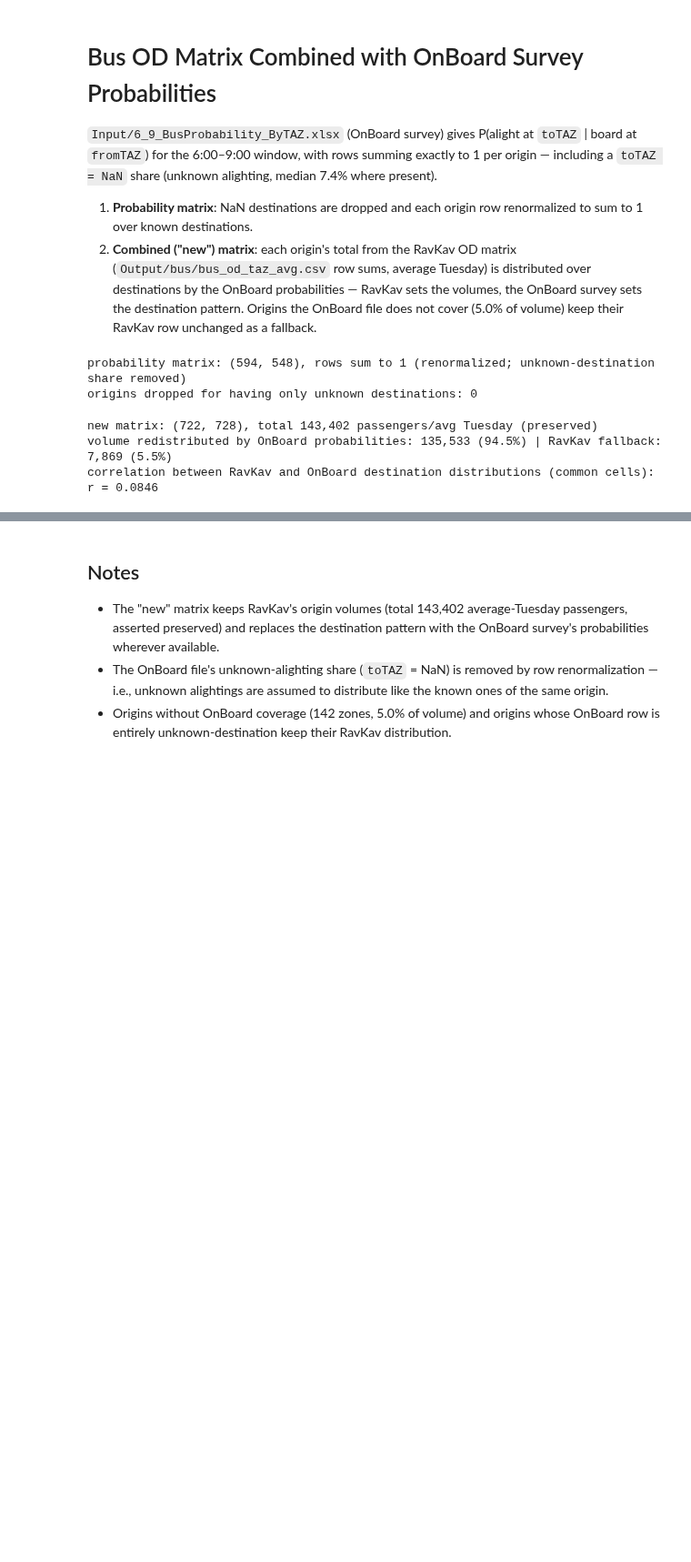
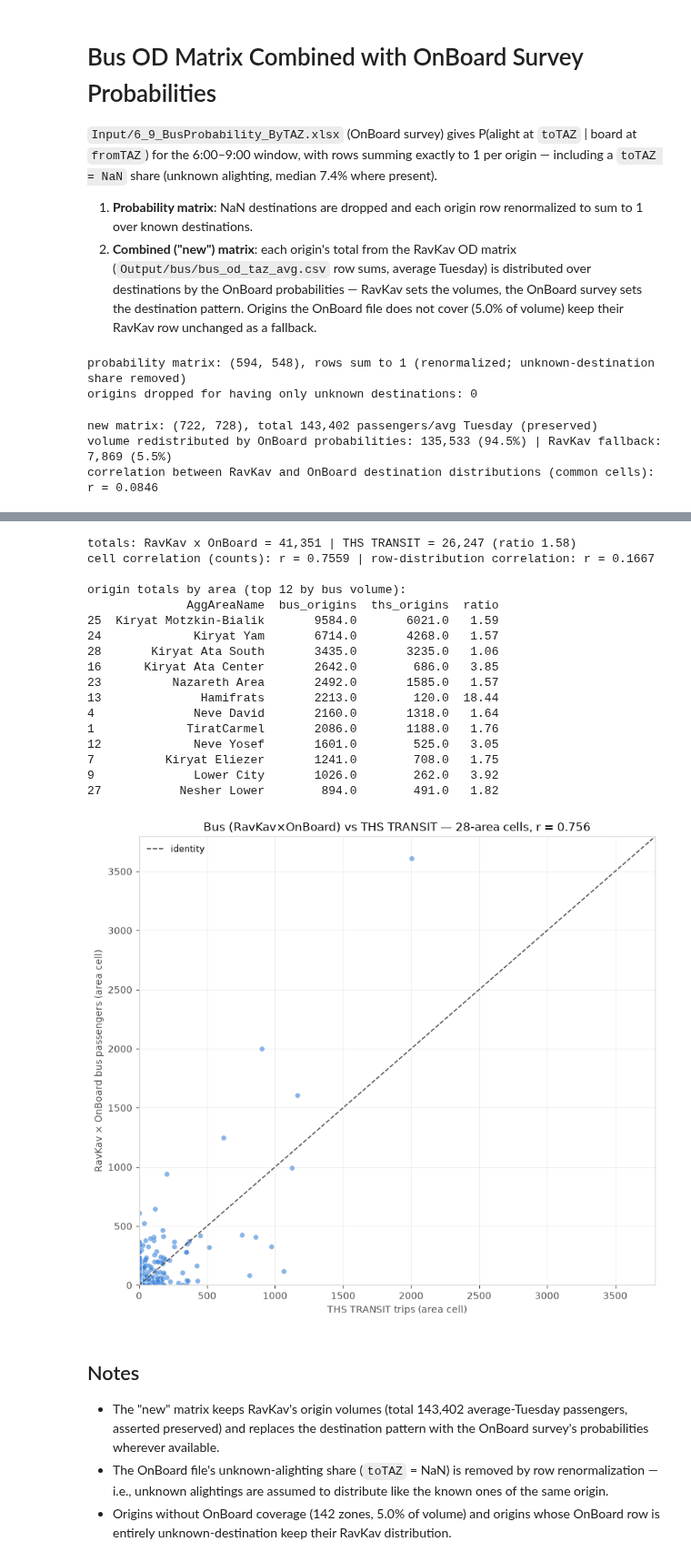
Before and after one commit to oh-da/Nofit_LRT_Extension, a Jupyter notebook: BusOnBoard_matrix.ipynb, the cells around one changed output, grey strips where cells are left out. Shown at 91% size. Cells and saved outputs as stored; diff of their text form; code cells hidden in the pictures; blank space fills up the shorter version.

```diff
--- a/BusOnBoard_matrix.ipynb
+++ b/BusOnBoard_matrix.ipynb
@@ -65,3 +92,62 @@ correlation between RavKav and OnBoard destination distributions (common cells):
+# %%
+import matplotlib.pyplot as plt
+BLUE, INK, INK2 = '#2a78d6', '#0b0b0b', '#52514e'
+
+ths = pd.read_csv('Output/ths2017/study_taz/submatrices/matrix_avg_TRANSIT_area.csv', index_col=0)
+ths.index = ths.index.astype(int)
+ths.columns = ths.columns.astype(int)
+ths = ths.reindex(index=AREAS, columns=AREAS, fill_value=0)
+
+b, t = bus_area.values.flatten(), ths.values.flatten()
+r_counts = np.corrcoef(b, t)[0, 1]
+bp = bus_area.div(bus_area.sum(axis=1).replace(0, np.nan), axis=0).fillna(0).values.flatten()
+tp = ths.div(ths.sum(axis=1).replace(0, np.nan), axis=0).fillna(0).values.flatten()
+r_prob = np.corrcoef(bp, tp)[0, 1]
+print(f"totals: RavKav x OnBoard = {bus_area.values.sum():,.0f} | THS TRANSIT = {ths.values.sum():,.0f} "
+      f"(ratio {bus_area.values.sum() / ths.values.sum():.2f})")
+print(f"cell correlation (counts): r = {r_counts:.4f} | row-distribution correlation: r = {r_prob:.4f}")
+
+cmp = pd.DataFrame({'AggAreaName': legend.reindex(AREAS).values,
+                    'bus_origins': bus_area.sum(axis=1).round(0),
+                    'ths_origins': ths.sum(axis=1).round(0)}, index=AREAS)
+cmp['ratio'] = (cmp['bus_origins'] / cmp['ths_origins'].replace(0, np.nan)).round(2)
+print("\norigin totals by area (top 12 by bus volume):")
+print(cmp.sort_values('bus_origins', ascending=False).head(12).to_string())
+
+fig, ax = plt.subplots(figsize=(8.5, 7.5), facecolor='white')
+lim = max(b.max(), t.max()) * 1.05
+ax.scatter(t, b, s=30, alpha=0.55, color=BLUE, edgecolors='white', linewidths=0.5)
+ax.plot([0, lim], [0, lim], linestyle='--', linewidth=1.2, color=INK2, label='identity')
+ax.set_xlim(0, lim); ax.set_ylim(0, lim)
+ax.set_xlabel('THS TRANSIT trips (area cell)', color=INK2)
+ax.set_ylabel('RavKav × OnBoard bus passengers (area cell)', color=INK2)
+ax.set_title(f'Bus (RavKav×OnBoard) vs THS TRANSIT — 28-area cells, r = {r_counts:.3f}', color=INK, fontsize=12)
+ax.grid(True, alpha=0.25, linewidth=0.6)
+for s in ax.spines.values(): s.set_color('#d5d4d0')
+ax.tick_params(colors=INK2)
+ax.legend(frameon=False, fontsize=9)
+plt.tight_layout()
+plt.savefig('Output/figures/bus_vs_ths_transit_area.png', dpi=150, bbox_inches='tight')
+plt.show()
+# %% [output]
+totals: RavKav x OnBoard = 41,351 | THS TRANSIT = 26,247 (ratio 1.58)
+cell correlation (counts): r = 0.7559 | row-distribution correlation: r = 0.1667
+
+origin totals by area (top 12 by bus volume):
+              AggAreaName  bus_origins  ths_origins  ratio
+25  Kiryat Motzkin-Bialik       9584.0       6021.0   1.59
+24             Kiryat Yam       6714.0       4268.0   1.57
+28       Kiryat Ata South       3435.0       3235.0   1.06
+16      Kiryat Ata Center       2642.0        686.0   3.85
+23          Nazareth Area       2492.0       1585.0   1.57
+13              Hamifrats       2213.0        120.0  18.44
+4              Neve David       2160.0       1318.0   1.64
+1             TiratCarmel       2086.0       1188.0   1.76
+12             Neve Yosef       1601.0        525.0   3.05
+7          Kiryat Eliezer       1241.0        708.0   1.75
+9              Lower City       1026.0        262.0   3.92
+27           Nesher Lower        894.0        491.0   1.82
+[figure, added]
 # %% [markdown]
 ## Notes
 
```
Also changed, not shown: parts of 2 cells of this notebook, 3 other files.
